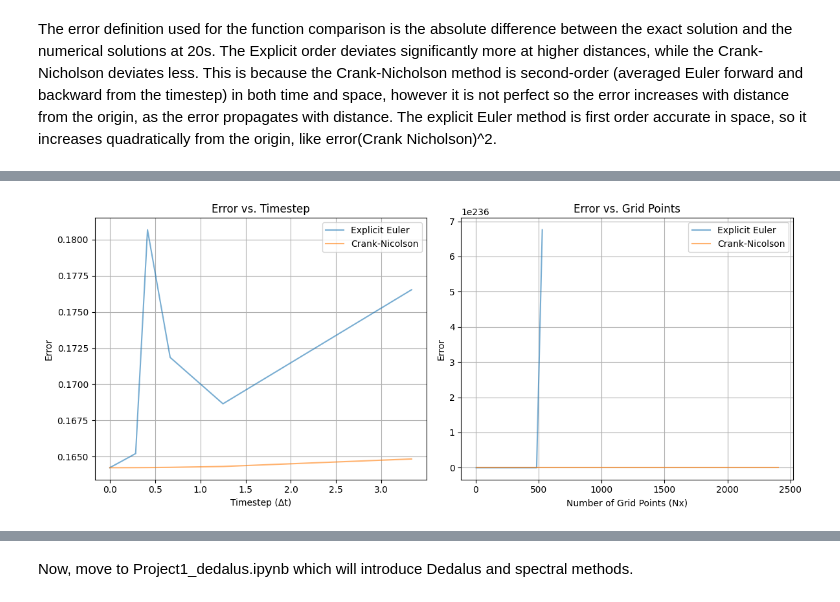
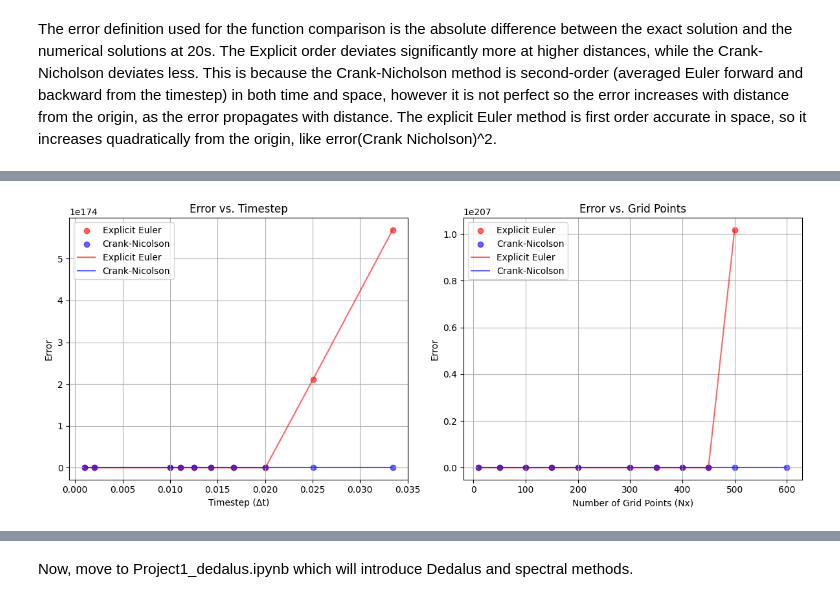
Before and after one commit to PolinaSevastyanova1/QCES, a Jupyter notebook: Project1_numerical_methods.ipynb, the cells around one changed output, grey strips where cells are left out. Saved outputs shown, nothing was run; the diff lists cells and outputs as text; code cells hidden in the pictures.

```diff
--- a/Project1_numerical_methods.ipynb
+++ b/Project1_numerical_methods.ipynb
@@ -298,7 +294,6 @@ The error definition used for the function comparison is the absolute difference
 The Explicit order deviates significantly more at higher distances, while the Crank-Nicholson deviates less. This is because the Crank-Nicholson method is second-order (averaged Euler forward and backward from the timestep) in both time and space, however it is not perfect so the error increases with distance from the origin, as the error propagates with distance.
 The explicit Euler method is first order accurate in space, so it increases quadratically from the origin, like error(Crank Nicholson)^2.
 # %%
-
 def calculate_error(numerical_solution, x, kappa, t_end):
     c_exact = (4 * np.pi * kappa * t_end)**(-0.5) * np.exp(-x**2 / (4 * kappa * t_end))
     return np.abs(numerical_solution - c_exact)
@@ -311,11 +306,11 @@ dt_values = []
 euler_errors_dt = []
 cn_errors_dt = []
 
-for Nt in (i**2 for i in range(2, 100)):
+for Nt in np.array([300,400,500,600,700,800,900,1000,5000,10000]):
   t = np.linspace(0, t_end, Nt)
   dt = t[1]-t[0]
   dt_values.append(dt)
-  x = np.linspace(-1,1,100)
+  x = np.linspace(-1,1,400)
   c_EE = EE(x, t, kappa)
   c_CN = CN(x, t, kappa)
 
@@ -327,10 +322,10 @@ nx_values = []
 euler_errors_nx = []
 cn_errors_nx = []
 
-for Nx in (i**2 for i in range(2, 50)):  # Example grid point values
+for Nx in np.array([10,50,100,150,200,300,350,400,450,500,600]):
   nx_values.append(Nx)
   x = np.linspace(-1, 1, Nx)
-  t = np.linspace(0, t_end, 1000)
+  t = np.linspace(0, t_end, 900)
   c_EE = EE(x, t, kappa)
   c_CN = CN(x, t, kappa)
 
@@ -342,18 +337,23 @@ for Nx in (i**2 for i in range(2, 50)):  # Example grid point values
 plt.figure(figsize=(12, 5))
 
 plt.subplot(1, 2, 1)
-plt.loglog(dt_values, euler_errors_dt, label='Explicit Euler', alpha = 0.6)
-plt.loglog(dt_values, cn_errors_dt, label='Crank-Nicolson', alpha = 0.6)
+plt.scatter(dt_values, euler_errors_dt, label='Explicit Euler', alpha = 0.6, color='r')
+plt.scatter(dt_values, cn_errors_dt, label='Crank-Nicolson', alpha = 0.6, color='b')
+plt.plot(dt_values, euler_errors_dt, label='Explicit Euler', alpha = 0.6, color='r')
+plt.plot(dt_values, cn_errors_dt, label='Crank-Nicolson', alpha = 0.6, color='b')
 plt.xlabel('Timestep (Δt)')
 plt.ylabel('Error')
 plt.title('Error vs. Timestep')
+#plt.ylim(0,0.2)
 plt.legend()
 plt.grid(True)
 
 
 plt.subplot(1, 2, 2)
-plt.loglog(nx_values, euler_errors_nx, label='Explicit Euler', alpha = 0.6)
-plt.loglog(nx_values, cn_errors_nx, label='Crank-Nicolson', alpha = 0.6)
+plt.scatter(nx_values, euler_errors_nx, label='Explicit Euler', alpha = 0.6,color='r')
+plt.scatter(nx_values, cn_errors_nx, label='Crank-Nicolson', alpha = 0.6,color='b')
+plt.plot(nx_values, euler_errors_nx, label='Explicit Euler', alpha = 0.6,color='r')
+plt.plot(nx_values, cn_errors_nx, label='Crank-Nicolson', alpha = 0.6,color='b')
 plt.xlabel('Number of Grid Points (Nx)')
 plt.ylabel('Error')
 plt.title('Error vs. Grid Points')
@@ -366 +384 @@ plt.show()
-[figure, old version]
+[figure, new version]
```
Also changed, not shown: parts of 13 cells of this notebook.
